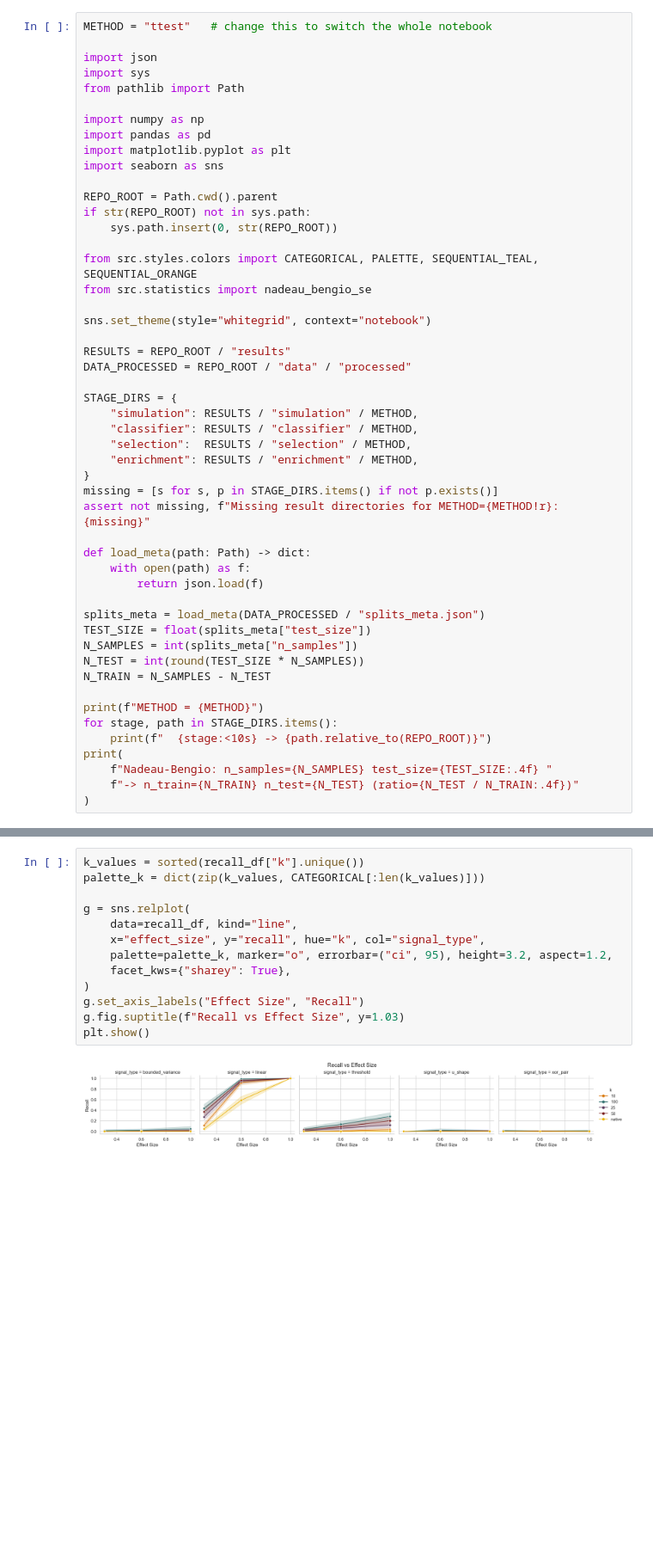
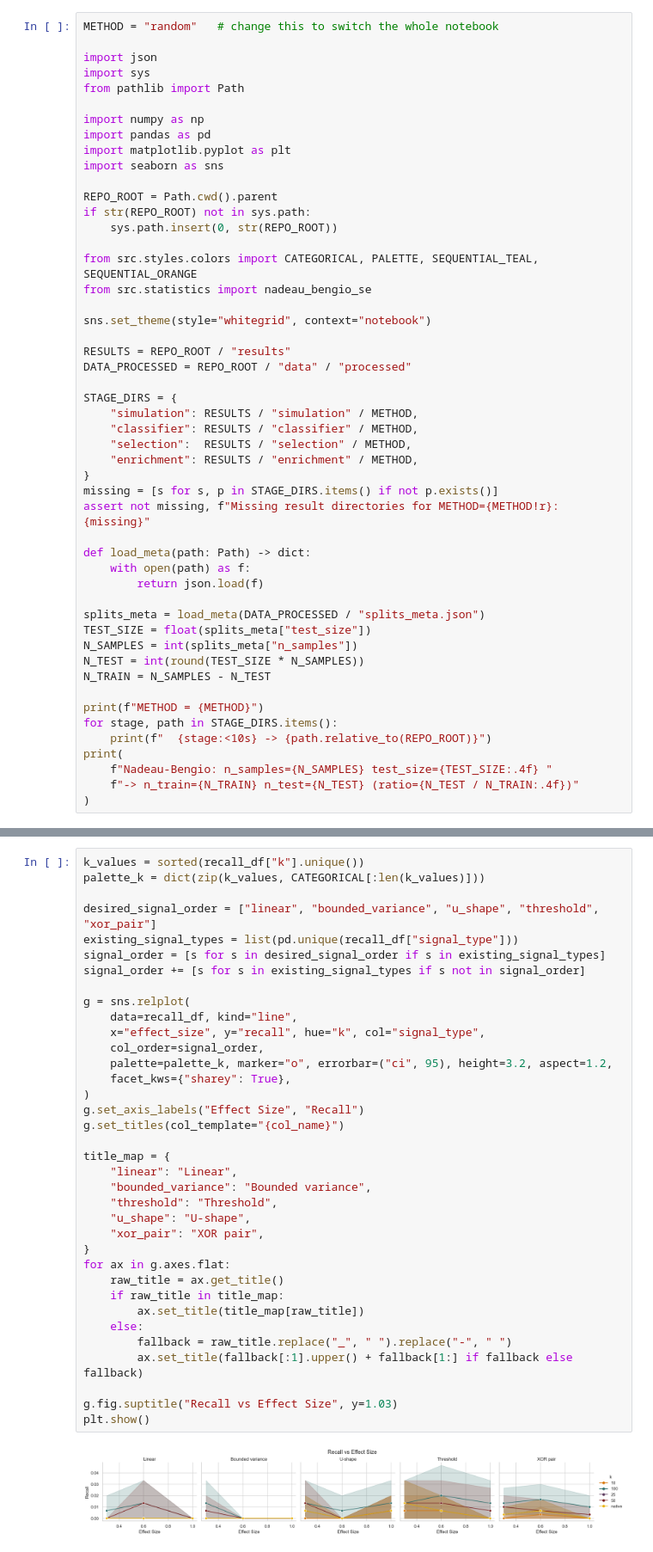
Before and after one commit to andreasjak/MSc26_Proteomics, a Jupyter notebook: notebooks/method_results.ipynb, the cells around one changed output, grey strips where cells are left out. Shown at 86% size. Drawn from its saved outputs; the diff is of its cells as text; blank space fills up the shorter version.

```diff
--- a/notebooks/method_results.ipynb
+++ b/notebooks/method_results.ipynb
@@ -9,7 +9,7 @@ Sections:
 3. Stability diagnostics from resampling
 4. Final protein list + enrichment
 # %%
-METHOD = "ttest"   # change this to switch the whole notebook
+METHOD = "random"   # change this to switch the whole notebook
 
 import json
 import sys
@@ -143,16 +143,39 @@ recall_summary.round(3)
 # %%
 k_values = sorted(recall_df["k"].unique())
 palette_k = dict(zip(k_values, CATEGORICAL[:len(k_values)]))
 
+desired_signal_order = ["linear", "bounded_variance", "u_shape", "threshold", "xor_pair"]
+existing_signal_types = list(pd.unique(recall_df["signal_type"]))
+signal_order = [s for s in desired_signal_order if s in existing_signal_types]
+signal_order += [s for s in existing_signal_types if s not in signal_order]
+
 g = sns.relplot(
     data=recall_df, kind="line",
     x="effect_size", y="recall", hue="k", col="signal_type",
+    col_order=signal_order,
     palette=palette_k, marker="o", errorbar=("ci", 95), height=3.2, aspect=1.2,
     facet_kws={"sharey": True},
 )
 g.set_axis_labels("Effect Size", "Recall")
-g.fig.suptitle(f"Recall vs Effect Size", y=1.03)
+g.set_titles(col_template="{col_name}")
+
+title_map = {
+    "linear": "Linear",
+    "bounded_variance": "Bounded variance",
+    "threshold": "Threshold",
+    "u_shape": "U-shape",
+    "xor_pair": "XOR pair",
+}
+for ax in g.axes.flat:
+    raw_title = ax.get_title()
+    if raw_title in title_map:
+        ax.set_title(title_map[raw_title])
+    else:
+        fallback = raw_title.replace("_", " ").replace("-", " ")
+        ax.set_title(fallback[:1].upper() + fallback[1:] if fallback else fallback)
+
+g.fig.suptitle("Recall vs Effect Size", y=1.03)
 plt.show()
 # %% [output]
-[figure, old version]
+[figure, new version]
 # %%
```
Also changed, not shown: parts of 19 cells of this notebook.
